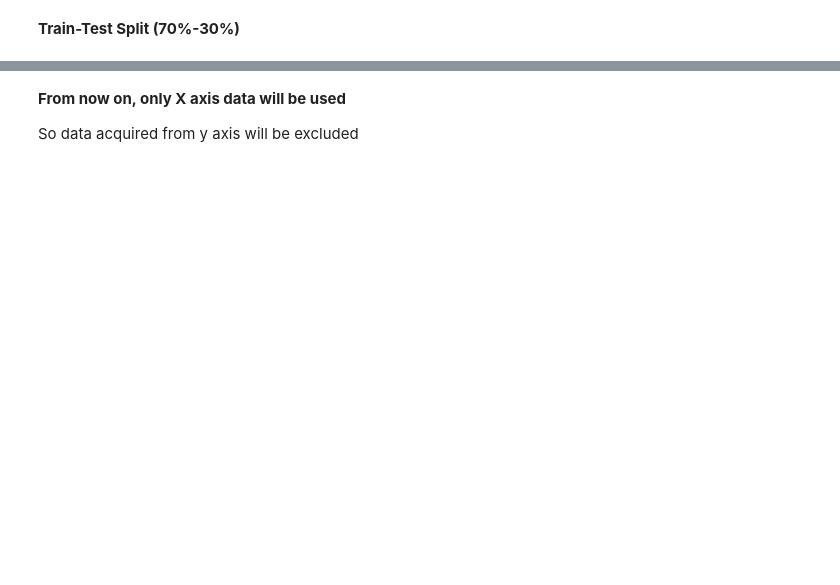
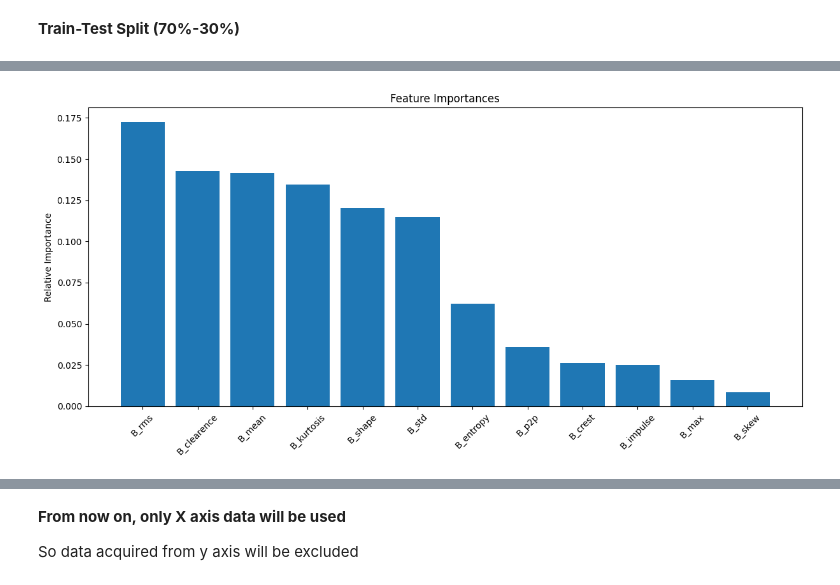
Before and after one commit to Addymozzee/mlbearing, a Jupyter notebook: notebook/Model_Train_Test.ipynb, the cells around one changed output, grey strips where cells are left out. Cells and saved outputs as stored; diff of their text form; code cells hidden in the pictures; blank space fills up the shorter version.

Commit message:
updated data

```diff
--- a/notebook/Model_Train_Test.ipynb
+++ b/notebook/Model_Train_Test.ipynb
@@ -192,0 +228,97 @@ accuracy_score(y_test, preds)
+# %%
+# Define and train the RandomForestClassifier
+rf_cl = RandomForestClassifier(
+    n_estimators=100,
+    max_depth=6,
+    min_samples_split=2,
+    min_samples_leaf=1,
+    max_features="sqrt"
+)
+rf_cl.fit(X_train, y_train)
+preds = rf_cl.predict(X_test)
+
+# Calculate performance metrics
+accuracy = accuracy_score(y_test, preds)
+f1 = f1_score(y_test, preds, average='macro')
+precision = precision_score(y_test, preds, average='macro')
+recall = recall_score(y_test, preds, average='macro')
+
+print("Accuracy:", accuracy)
+print("F1 Score:", f1)
+print("Precision:", precision)
+print("Recall:", recall)
+
+# Save intermediate results using joblib
+intermediate_results = {
+    "model": rf_cl,
+    "preds": preds,
+    "accuracy": accuracy,
+    "f1": f1,
+    "precision": precision,
+    "recall": recall
+}
+joblib.dump(intermediate_results, "intermediate_results_rf.pkl")
+
+# 1. PLOT FOR FEATURE IMPORTANCES
+# Getting feature importances
+importances = rf_cl.feature_importances_
+indices = np.argsort(importances)[::-1]
+
+# Plotting the feature importances
+plt.figure(figsize=(12, 6))
+plt.title('Feature Importances')
+plt.bar(range(X_train.shape[1]), importances[indices], align='center')
+plt.xticks(range(X_train.shape[1]), [X_train.columns[i] for i in indices], rotation=45)
+plt.tight_layout()
+plt.ylabel('Relative Importance')
+plt.show()
+
+
+# 2. Rolling Statistics
+window = 50  # Adjust window as needed
+
+# Calculate rolling mean and std for each selected column
+for col in ['B1_mean', 'B1_std', 'B1_kurtosis', 'B1_rms', 'B2_mean', 'B2_std', 'B2_kurtosis', 'B2_rms',
+            'B3_mean', 'B3_std', 'B3_kurtosis', 'B3_rms', 'B4_mean', 'B4_std', 'B4_kurtosis', 'B4_rms']:
+    set1[f'{col}_rolling_mean'] = set1[col].rolling(window=window).mean()
+    set1[f'{col}_rolling_std'] = set1[col].rolling(window=window).std()
+
+plt.figure(figsize=(12, 6))
+for col in ['B1_mean', 'B1_std', 'B1_kurtosis', 'B1_rms', 'B2_mean', 'B2_std', 'B2_kurtosis', 'B2_rms',
+            'B3_mean', 'B3_std', 'B3_kurtosis', 'B3_rms', 'B4_mean', 'B4_std', 'B4_kurtosis', 'B4_rms']:
+    plt.plot(set1['time'], set1[col], label=f'{col} Raw Data')
+    plt.plot(set1['time'], set1[f'{col}_rolling_mean'], label=f'{col} Rolling Mean', color='red', linestyle='dashed')
+    plt.plot(set1['time'], set1[f'{col}_rolling_std'], label=f'{col} Rolling Std', color='green', linestyle='dotted')
+
+plt.title('Rolling Statistics')
+plt.xlabel('Time')
+plt.ylabel('Amplitude')
+
+# Adjust the legend position and bbox_to_anchor to avoid overlap
+plt.legend(loc='upper left', bbox_to_anchor=(1, 1))
+
+plt.grid(True)
+plt.show()
+
+
+# 3. Autocorrelation Plot
+# Calculate autocorrelation plot for each selected column
+for col in ['B1_mean', 'B1_std', 'B1_kurtosis', 'B1_rms', 'B2_mean', 'B2_std', 'B2_kurtosis', 'B2_rms',
+            'B3_mean', 'B3_std', 'B3_kurtosis', 'B3_rms', 'B4_mean', 'B4_std', 'B4_kurtosis', 'B4_rms']:
+    plt.figure(figsize=(12, 6))
+    autocorrelation_plot(set1[col])
+    plt.title(f'Autocorrelation Plot for {col}')
+    plt.grid(True)
+    plt.show()
+
+# 4. Compute confusion matrix
+cm = confusion_matrix(y_test, preds)
+
+# Plot confusion matrix as heatmap
+plt.figure(figsize=(8, 6))
+sns.heatmap(cm, annot=True, fmt='g', cmap='Blues')
+plt.xlabel('Predicted')
+plt.ylabel('Actual')
+plt.title('Confusion Matrix')
+plt.show()
+# %% [output]
@@ -192,0 +329 @@ accuracy_score(y_test, preds)
+[figure, added]
```
Also changed, not shown: parts of 41 cells of this notebook, 40 other files.
